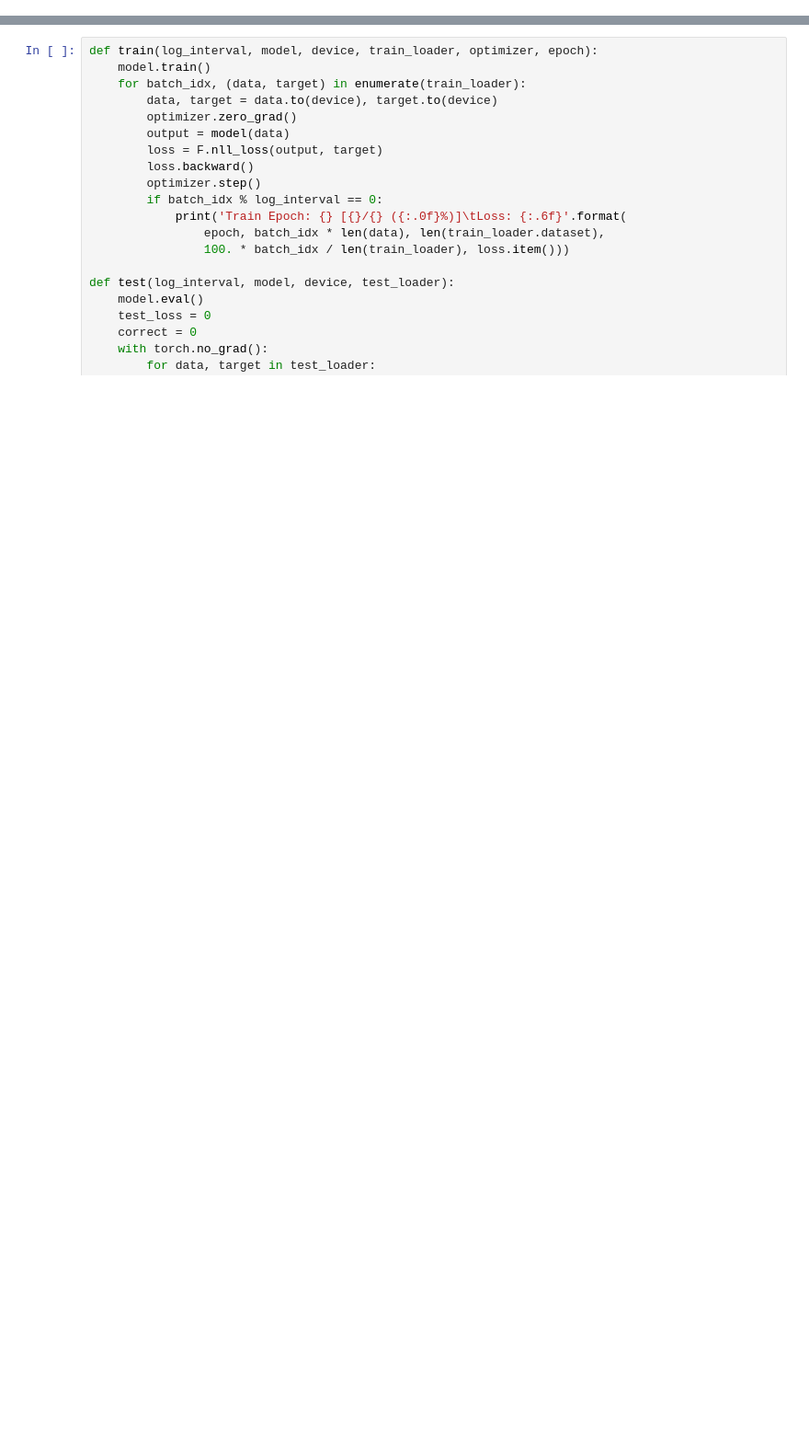
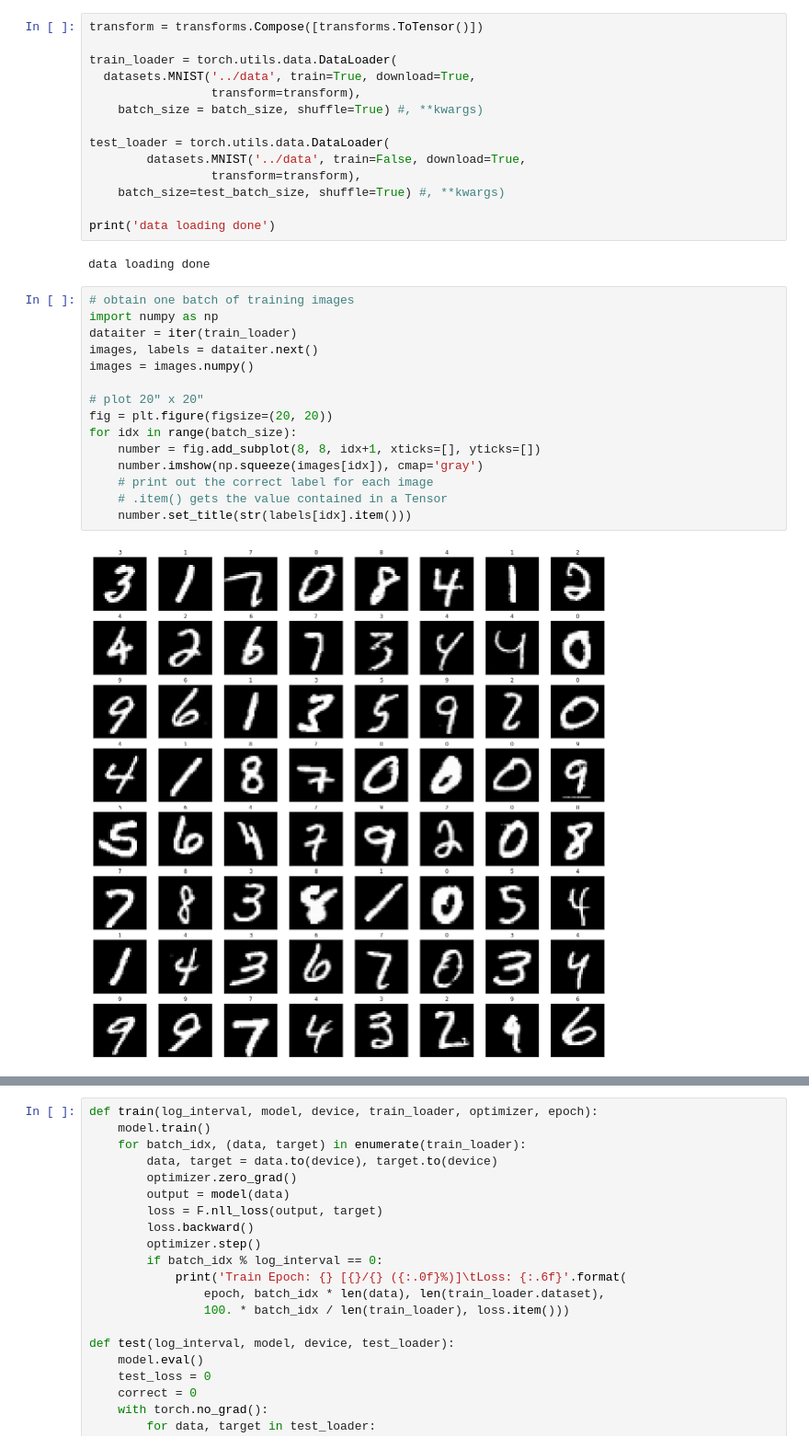
Before and after one commit to face22/lecture, a Jupyter notebook: mnist_mlp.ipynb, the cells around one changed output, grey strips where cells are left out. Shown: that part at 92% size. Saved outputs shown, nothing was run; the diff lists cells and outputs as text; blank space fills up the shorter version.

```diff
--- a/mnist_mlp.ipynb
+++ b/mnist_mlp.ipynb
@@ -8,0 +31,33 @@ from torchvision import datasets, transforms
+# %%
+transform = transforms.Compose([transforms.ToTensor()])
+
+train_loader = torch.utils.data.DataLoader(
+  datasets.MNIST('../data', train=True, download=True,
+                 transform=transform),
+    batch_size = batch_size, shuffle=True) #, **kwargs)
+
+test_loader = torch.utils.data.DataLoader(
+        datasets.MNIST('../data', train=False, download=True,
+                 transform=transform),
+    batch_size=test_batch_size, shuffle=True) #, **kwargs)
+
+print('data loading done')
+# %% [output]
+data loading done
+# %%
+# obtain one batch of training images
+import numpy as np
+dataiter = iter(train_loader)
+images, labels = dataiter.next()
+images = images.numpy()
+
+# plot 20" x 20"
+fig = plt.figure(figsize=(20, 20))
+for idx in range(batch_size):
+    number = fig.add_subplot(8, 8, idx+1, xticks=[], yticks=[])
+    number.imshow(np.squeeze(images[idx]), cmap='gray')
+    # print out the correct label for each image
+    # .item() gets the value contained in a Tensor
+    number.set_title(str(labels[idx].item()))
+# %% [output]
+[figure, added]
```
Also changed, not shown: parts of 8 cells of this notebook.
